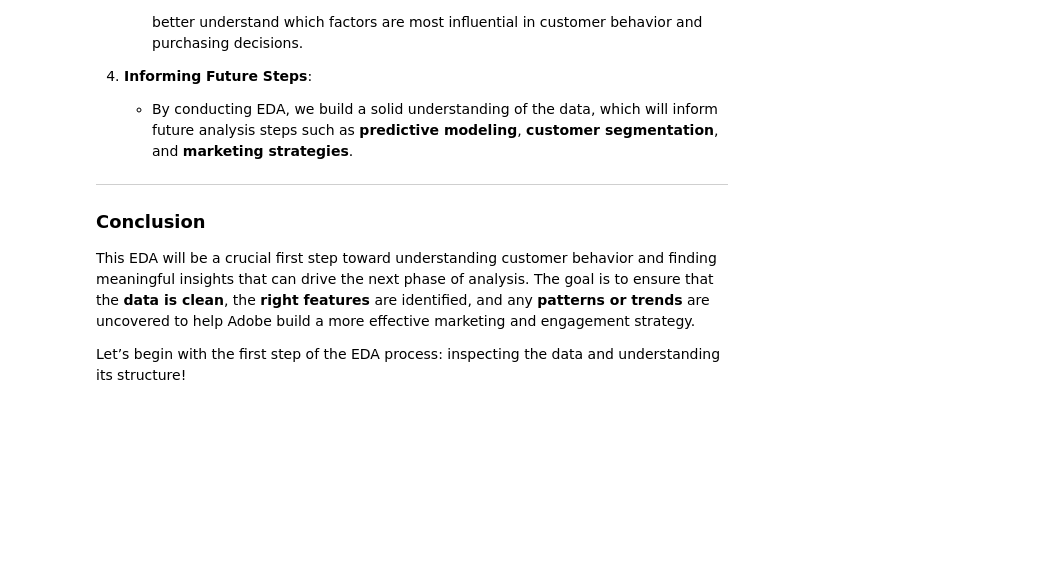
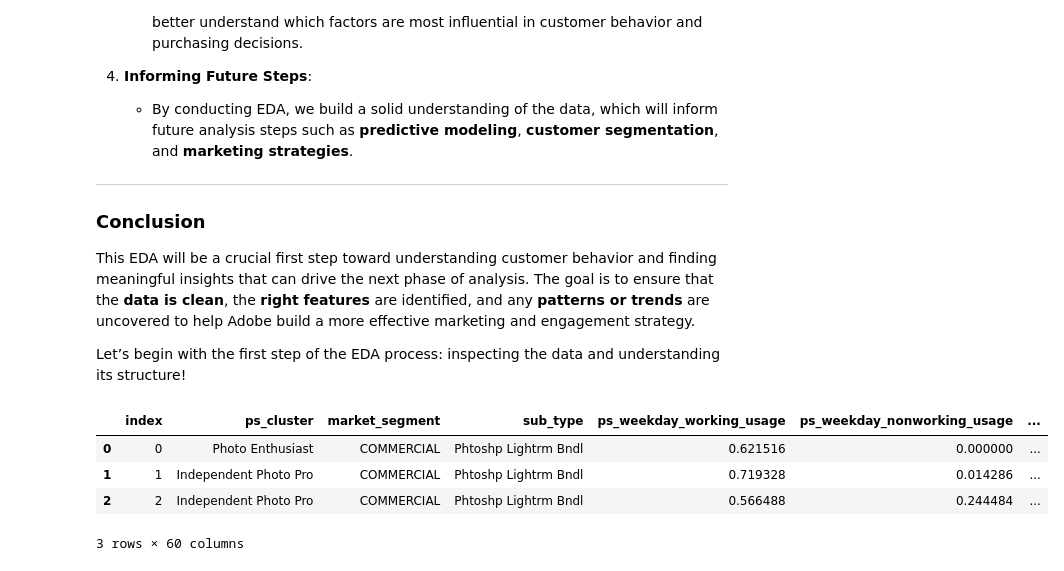
Before and after one commit to abrahamowodunni/interview_take_home, a Jupyter notebook: experimentation/Feature_engineering.ipynb, the cells around one changed output. Cells and saved outputs as stored; diff of their text form; code cells hidden in the pictures; blank space fills up the shorter version.

```diff
--- a/experimentation/Feature_engineering.ipynb
+++ b/experimentation/Feature_engineering.ipynb
@@ -88,3 +88,13 @@ To achieve these objectives, we will proceed with the following steps:
 This EDA will be a crucial first step toward understanding customer behavior and finding meaningful insights that can drive the next phase of analysis. The goal is to ensure that the **data is clean**, the **right features** are identified, and any **patterns or trends** are uncovered to help Adobe build a more effective marketing and engagement strategy.
 
 Let’s begin with the first step of the EDA process: inspecting the data and understanding its structure!
+# %%
+import pandas as pd
+df = pd.read_csv('C:/Users/mayuo/OneDrive/Documents/Machine Learning by Abraham/interview_take_home/data/adobe_df.csv')
+df.head(3)
+# %% [output]
+|  | index | ps_cluster | market_segment | sub_type | ps_weekday_working_usage | ps_weekday_nonworking_usage | ... |
+| 0 | 0 | Photo Enthusiast | COMMERCIAL | Phtoshp Lightrm Bndl | 0.621516 | 0.000000 | ... |
+| 1 | 1 | Independent Photo Pro | COMMERCIAL | Phtoshp Lightrm Bndl | 0.719328 | 0.014286 | ... |
+| 2 | 2 | Independent Photo Pro | COMMERCIAL | Phtoshp Lightrm Bndl | 0.566488 | 0.244484 | ... |
+3 rows × 60 columns
```
Also changed, not shown: parts of 30 cells of this notebook.
